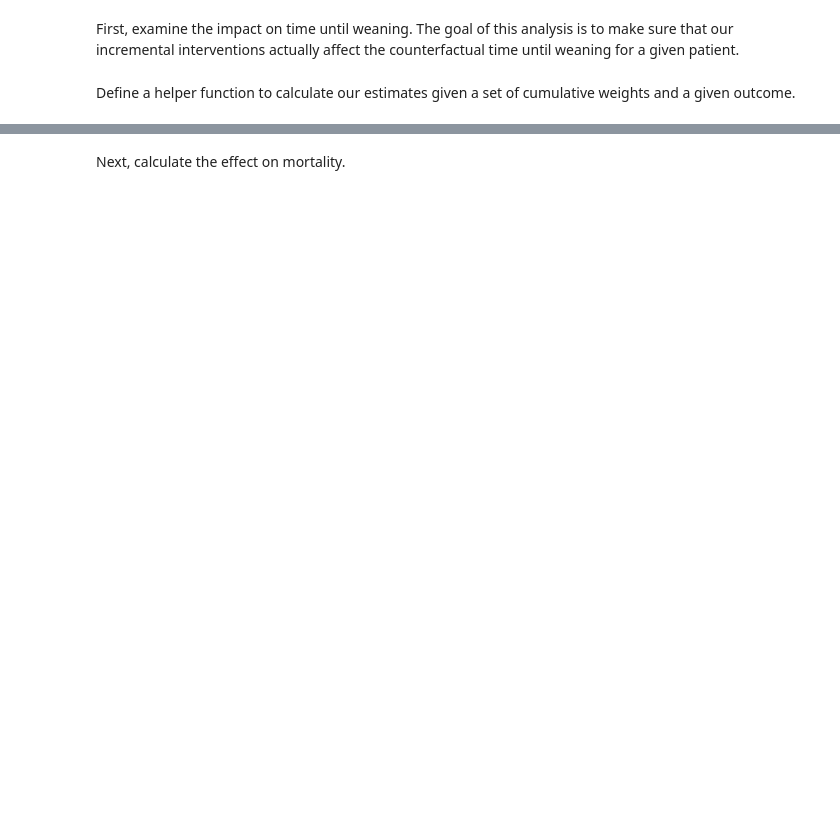
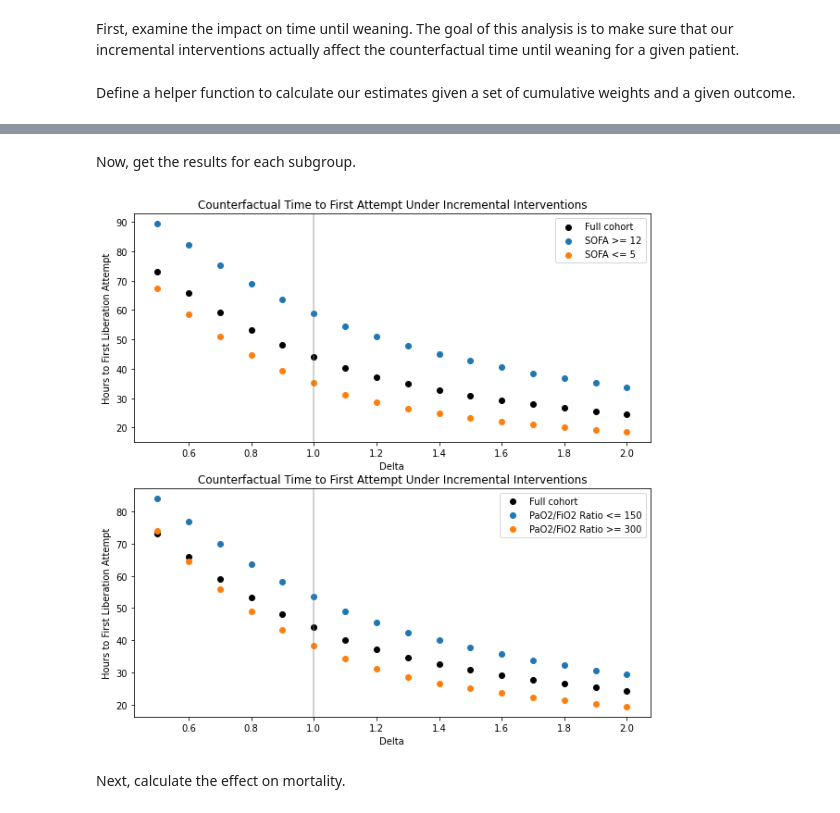
Before and after one commit to amanchoudhri/liberation-timing-paper, a Jupyter notebook: main.ipynb, the cells around one changed output, grey strips where cells are left out. Saved outputs shown, nothing was run; the diff lists cells and outputs as text; code cells hidden in the pictures; blank space fills up the shorter version.

Commit message:
Clean up estimation calculation code
Ventilator-free days outcome still buggy, though

```diff
--- a/main.ipynb
+++ b/main.ipynb
@@ -251,7 +354,7 @@ Since we have multiple outcomes of interest, we first calculate the cumulative w
 # round to remove floating point errors
 DELTAS = np.around(np.arange(0.5, 2.1, 0.1), decimals=1)
 
-def cumulative_weights(data, truncated: bool, propensity_col: str = 'propensity_score'):
+def cumulative_weights(data, truncated=True, propensity_col: str = 'propensity_score'):
     """
     For each value of delta, calculate weights for each patient using the given
     propensity scores.
@@ -275,6 +378,3 @@ def cumulative_weights(data, truncated: bool, propensity_col: str = 'propensity_
         # save the weights
         weights[delta] = cumulative_products
     return weights
-
-# calculate the weights
-weights = cumulative_weights(df, truncated=True)
@@ -303,6 +416,8 @@ def calculate_estimates(weights, outcome):
     """
     Estimate the effect on the given outcome of intervening on weawning.
     """
+    if isinstance(outcome, pd.core.groupby.generic.SeriesGroupBy):
+        outcome = outcome.first()
     results = {}
     for delta in DELTAS:
         # multiply by outcome
@@ -311,5 +426,5 @@ def calculate_estimates(weights, outcome):
         results[delta] = weighted_products.mean()
     return results
 # %%
-time_until_wean_results = calculate_estimates(weights, group_by_stay(df, 'time_until_wean'))
-pprint(time_until_wean_results)
+wean_times_results = calculate_estimates(weights, group_by_stay(df, 'time_until_wean'))
+pprint(wean_times_results)
@@ -323,0 +448,2 @@ plt.show()
+# %% [markdown]
+Now, get the results for each subgroup.
@@ -324,3 +479,39 @@ plt.show()
+# %%
+def display_results(title, ylabel, cohort_results, subgroup_results, filename=''):
+    fig, axs = plt.subplots(nrows=2, ncols=1, figsize=(10, 10))
+    for grps, ax in zip(SUBGROUPS, axs):
+        # plot full cohort data on each subplot
+        ax.scatter(cohort_results.keys(), cohort_results.values(), color='black', label='Full cohort')
+        # then plot sofa on ax[0] and pf on ax[1]
+        for name in grps:
+            ax.scatter(
+                subgroup_results[name].keys(),
+                subgroup_results[name].values(),
+                label=name
+                )
+        # now for cosmetics
+        ax.set_title(title)
+        ax.set_xlabel('Delta')
+        ax.set_ylabel(ylabel)
+        # add a vertical line at x = 1 to each plot
+        ax.axvline(1, color='grey', alpha=0.5)
+        # and a legend
+        ax.legend()
+
+    if filename:
+        plt.savefig(f'images/{filename}.png', facecolor='white')
+
+    plt.show()
+# %%
+display_results(
+    'Counterfactual Time to First Attempt Under Incremental Interventions',
+    'Hours to First Liberation Attempt',
+    wean_times_results,
+    wean_times_subgroup_results,
+    'wean_times'
+)
+# %% [output]
+[figure, added]
 # %% [markdown]
 Next, calculate the effect on mortality.
 # %%
```
Also changed, not shown: parts of 53 cells of this notebook.
